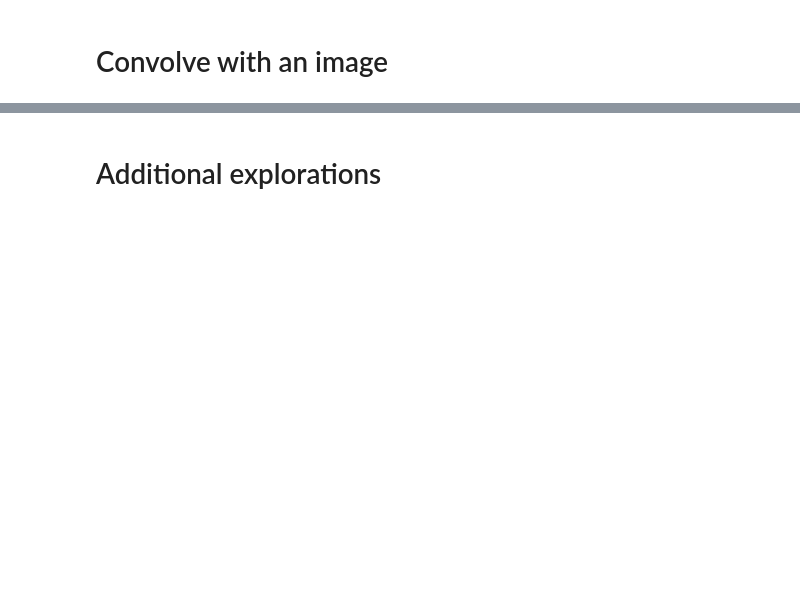
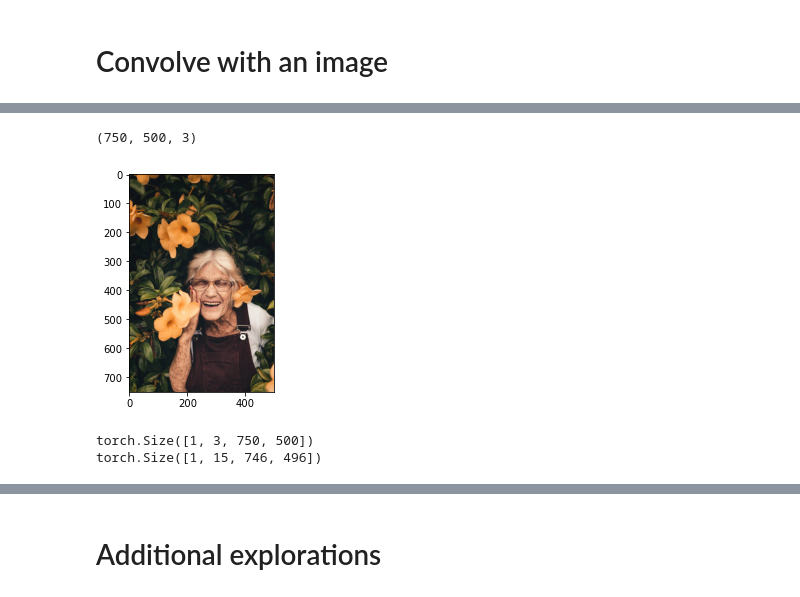
Before and after one commit to rkumar-bengaluru/data-science, a Jupyter notebook: 17-Deep-Learning/12-Convolution/DUDL_convolution_conv2.ipynb, the cells around one changed output, grey strips where cells are left out. Drawn from its saved outputs; the diff is of its cells as text; code cells hidden in the pictures; blank space fills up the shorter version.

```diff
--- a/17-Deep-Learning/12-Convolution/DUDL_convolution_conv2.ipynb
+++ b/17-Deep-Learning/12-Convolution/DUDL_convolution_conv2.ipynb
@@ -62,0 +77,19 @@ plt.imshow(np.squeeze(img2view));
+# %%
+# read a pic from the web
+bathtub = imageio.v2.imread('https://raw.githubusercontent.com/rkumar-bengaluru/data-science/main/17-Deep-Learning/12-Convolution/pexels-photo-2050994.jpeg')
+
+# check the size
+print(bathtub.shape)
+plt.imshow(bathtub);
+# %% [output]
+(750, 500, 3)
+[figure, added]
+# %%
+imsize = (1,3,750,500)
+img = torch.rand(imsize)
+convRes = c(img)
+print(img.shape)
+print(convRes.shape)
+# %% [output]
+torch.Size([1, 3, 750, 500])
+torch.Size([1, 15, 746, 496])
```
Also changed, not shown: parts of 8 cells of this notebook, 9 other files.
